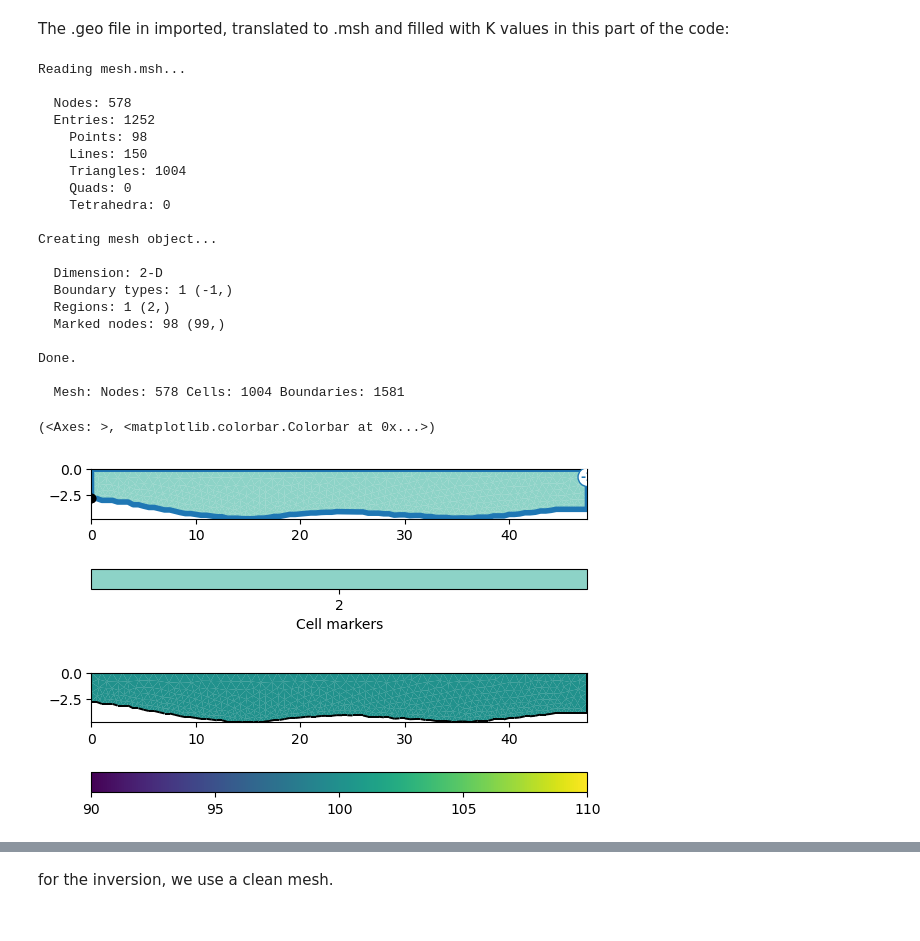
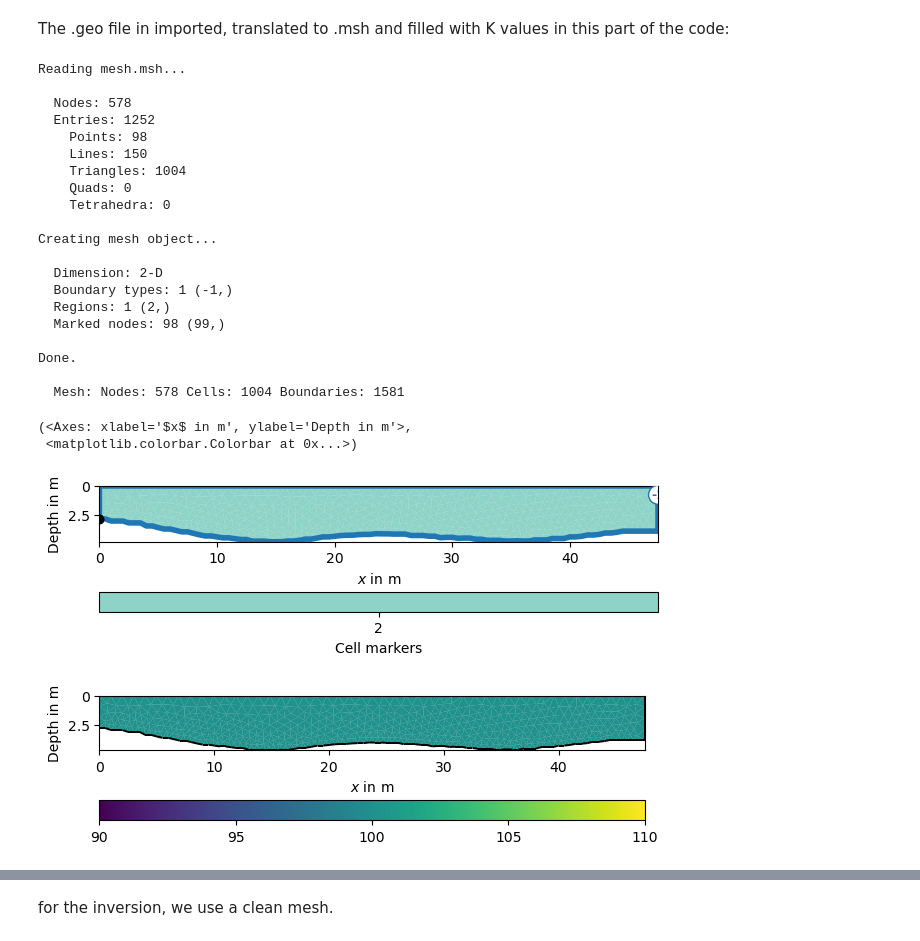
Before and after one commit to Deltares-research/SaltSimulator, a Jupyter notebook: notebooks/Electrical_Resistivity_Tomography.ipynb, the cells around one changed output, grey strips where cells are left out. Cells and saved outputs as stored; diff of their text form; code cells hidden in the pictures.

```diff
--- a/notebooks/Electrical_Resistivity_Tomography.ipynb
+++ b/notebooks/Electrical_Resistivity_Tomography.ipynb
@@ -29,37 +29,38 @@ The .geo file in imported, translated to .msh and filled with K values in this p
 # %%
 filename_1l = "../data/Salt_intrusion_1_layer.geo"
 
 geom_1l = subprocess.call(["gmsh", "-format", "msh2", "-2", "-o", "mesh.msh", filename_1l], shell=True)
 mesh_1l = readGmsh("mesh.msh", verbose=True)
-
+mesh = mesh_1l
 K_1l= [[2,100]]
 
 pg.show(mesh_1l, markers=True, clipBoundaryMarkers=True)
 pg.show(mesh_1l, data = K_1l, clipBoundaryMarkers=True, showmesh=True)
 # %% [output]
 Reading mesh.msh...
 
   Nodes: 578
   Entries: 1252
     Points: 98
     Lines: 150
     Triangles: 1004
     Quads: 0
     Tetrahedra: 0
 
 Creating mesh object...
 
   Dimension: 2-D
   Boundary types: 1 (-1,)
   Regions: 1 (2,)
   Marked nodes: 98 (99,)
 
 Done.
 
   Mesh: Nodes: 578 Cells: 1004 Boundaries: 1581
-(<Axes: >, <matplotlib.colorbar.Colorbar at 0x...>)
+(<Axes: xlabel='$x$ in m', ylabel='Depth in m'>,
+ <matplotlib.colorbar.Colorbar at 0x...>)
-[figure, old version]
+[figure, new version]
-[figure, old version]
+[figure, new version]
 # %%
 filename_2l = "../data/Salt_intrusion_2_layers.geo"
 geom_2l = subprocess.call(["gmsh", "-format", "msh2", "-2", "-o", "mesh.msh", filename_2l], shell=True)
```
Also changed, not shown: parts of 3 cells of this notebook, 14 other files.
